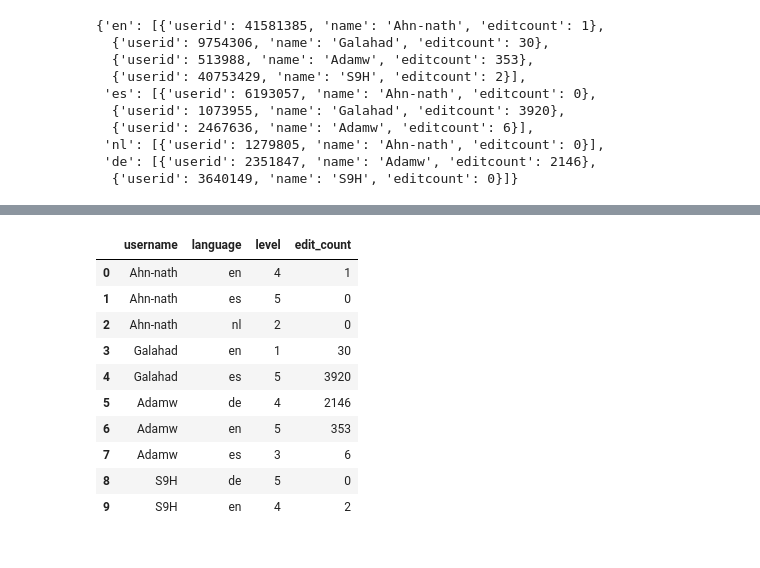
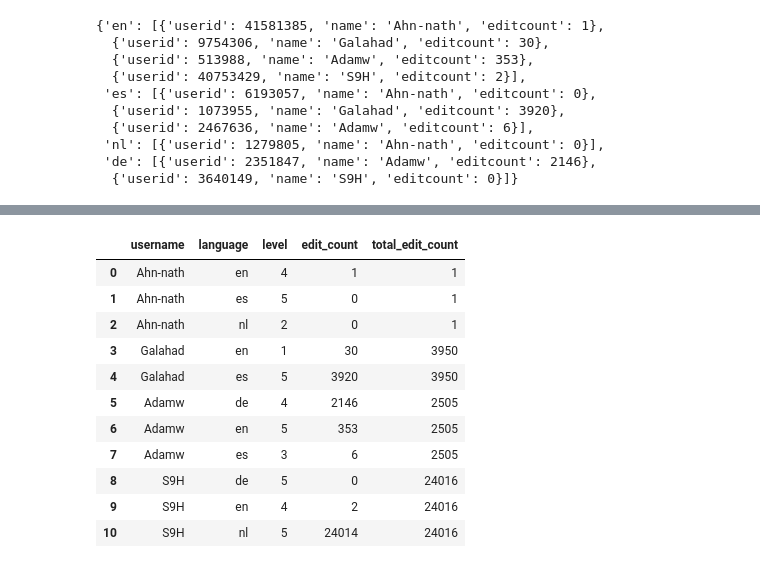
Before and after one commit to ahn-nath/Wikipedia---Translation-Imbalances, a Jupyter notebook: hypothesis_2.ipynb, the cells around one changed output, grey strips where cells are left out. Drawn from its saved outputs; the diff is of its cells as text; code cells hidden in the pictures.

```diff
--- a/hypothesis_2.ipynb
+++ b/hypothesis_2.ipynb
@@ -347,23 +344,27 @@ display(edit_counts)
-# %%
-## Connect everything
-
-# dictionary of lists
-dicti = {'username': user_list,'language': langs, 'level': levels,'edit_count':edit_counts}
-
-df = pd.DataFrame(dicti)
-
-df
-# %% [output]
-|  | username | language | level | edit_count |
-| 0 | Ahn-nath | en | 4 | 1 |
-| 1 | Ahn-nath | es | 5 | 0 |
-| 2 | Ahn-nath | nl | 2 | 0 |
-| 3 | Galahad | en | 1 | 30 |
-| 4 | Galahad | es | 5 | 3920 |
-| 5 | Adamw | de | 4 | 2146 |
-| 6 | Adamw | en | 5 | 353 |
-| 7 | Adamw | es | 3 | 6 |
-| 8 | S9H | de | 5 | 0 |
-| 9 | S9H | en | 4 | 2 |
+# %%
+## Connect everything
+
+# dictionary of lists
+dicti = {'username': user_list,'language': langs, 'level': levels,'edit_count':edit_counts}
+
+df_users = pd.DataFrame(dicti)
+df_users['level'] = pd.to_numeric(df_users['level'])
+df_users['total_edit_count'] = df_users.groupby('username')['edit_count'].transform('sum')
+
+
+df_users
+# %% [output]
+|  | username | language | level | edit_count | total_edit_count |
+| 0 | Ahn-nath | en | 4 | 1 | 1 |
+| 1 | Ahn-nath | es | 5 | 0 | 1 |
+| 2 | Ahn-nath | nl | 2 | 0 | 1 |
+| 3 | Galahad | en | 1 | 30 | 3950 |
+| 4 | Galahad | es | 5 | 3920 | 3950 |
+| 5 | Adamw | de | 4 | 2146 | 2505 |
+| 6 | Adamw | en | 5 | 353 | 2505 |
+| 7 | Adamw | es | 3 | 6 | 2505 |
+| 8 | S9H | de | 5 | 0 | 24016 |
+| 9 | S9H | en | 4 | 2 | 24016 |
+| 10 | S9H | nl | 5 | 24014 | 24016 |
 # %% [markdown]
 ## Data analysis
```
Also changed, not shown: parts of 12 cells of this notebook, 1 other file.
